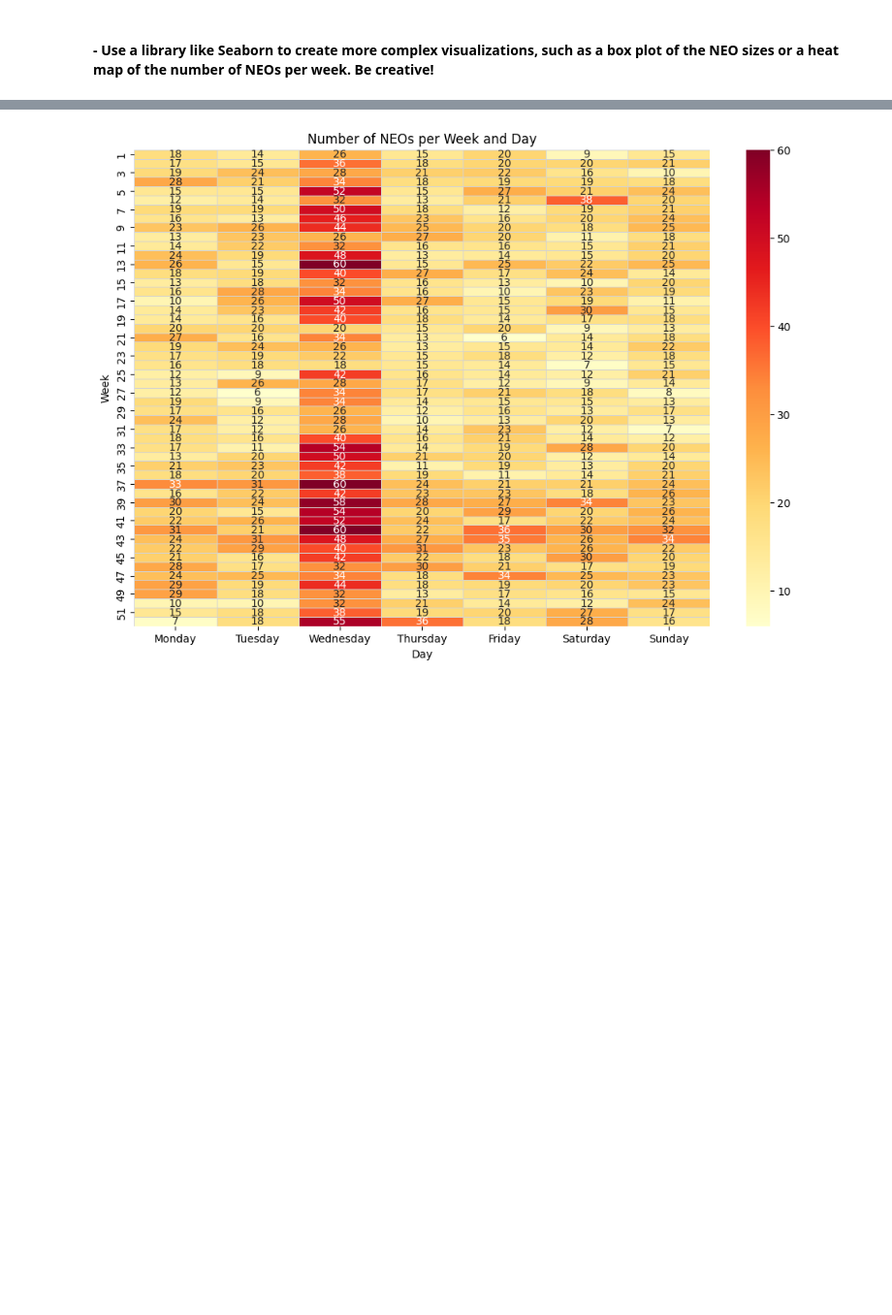
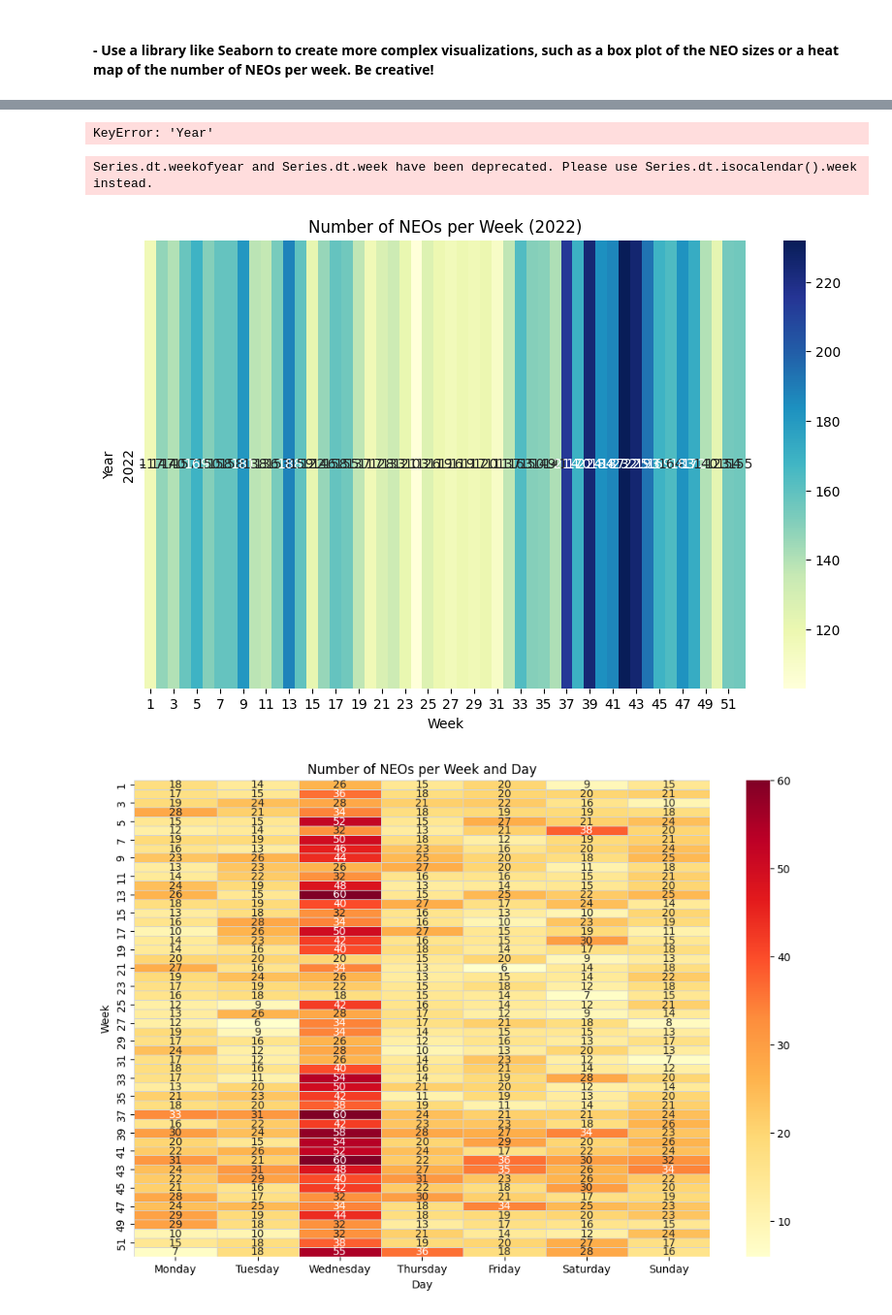
Before and after one commit to Strongside-87/Project-Delivery, a Jupyter notebook: 5_nasa_data_collection_and_visualization.ipynb, the cells around one changed output, grey strips where cells are left out. Shown at 97% size. Cells and saved outputs as stored; diff of their text form; code cells hidden in the pictures; blank space fills up the shorter version.

```diff
--- a/5_nasa_data_collection_and_visualization.ipynb
+++ b/5_nasa_data_collection_and_visualization.ipynb
@@ -212,3 +387,55 @@ plt.show()
+# %%
+# libraries
+import seaborn as sns
+import matplotlib.pyplot as plt
+import pandas as pd
+import numpy as np
+
+# Create a dataframe where the average value of the second row is higher
+df = pd.DataFrame(np.random.randn(10,10) * 4 + 3)
+df.iloc[2]=df.iloc[2]+40
+
+# Filter the DataFrame for the year 2022
+df_2022 = df[df['Year'] == 2022]
+
+# If we do a heatmap, we just observe that one row has higher values than others:
+sns.heatmap(df, cmap='viridis')
+plt.show()
+
+# Normalize it by row:
+df_norm_row = df.apply(lambda x: (x-x.mean())/x.std(), axis = 1)
+
+# And see the result
+sns.heatmap(df_norm_row, cmap='viridis')
+plt.show()
+# %% [output]
+KeyError: 'Year'
+# %%
+import seaborn as sns
+
+# Convert the 'Date' column to datetime format
+df['Date'] = pd.to_datetime(df['Date'])
+
+# Extract the week number and year from the 'Date' column
+df['Week'] = df['Date'].dt.week
+df['Year'] = df['Date'].dt.year
+
+# Filter the DataFrame for the year 2022
+df_2022 = df[df['Year'] == 2022]
+
+# Create a pivot table to get the count of NEOs per week and year for 2022
+neos_per_week = df_2022.pivot_table(index='Year', columns='Week', values='NEO Name', aggfunc='count')
+
+# Create the heatmap
+plt.figure(figsize=(10, 6))
+sns.heatmap(neos_per_week, cmap='YlGnBu', annot=True, fmt='.0f')  # Use '.0f' for floating-point values
+plt.xlabel('Week')
+plt.ylabel('Year')
+plt.title('Number of NEOs per Week (2022)')
+plt.show()
+# %% [output]
+Series.dt.weekofyear and Series.dt.week have been deprecated. Please use Series.dt.isocalendar().week instead.
+[figure, added]
 # %%
 import seaborn as sns
 
```
Also changed, not shown: parts of 9 cells of this notebook, 1 other file.
